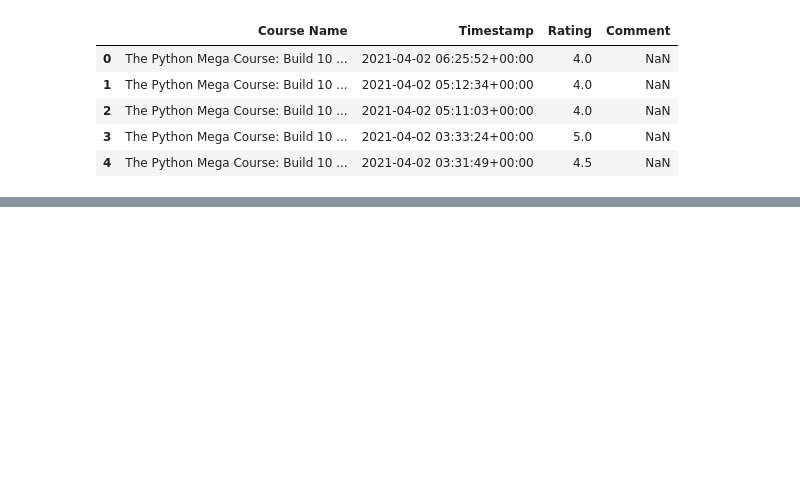
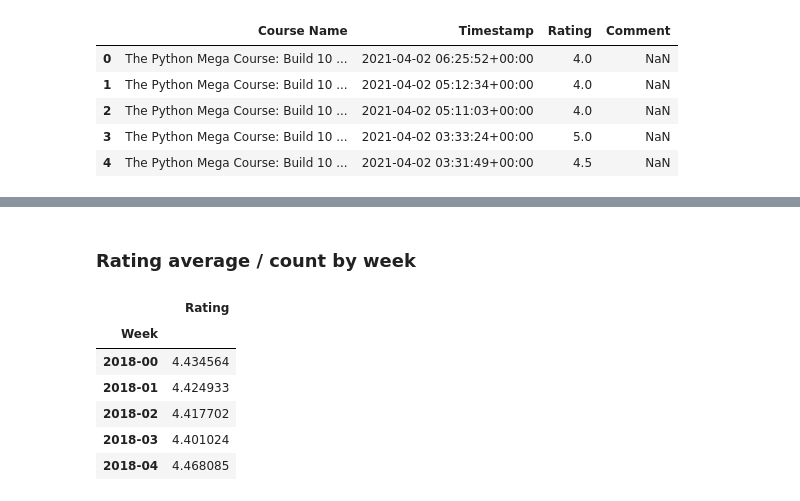
Before and after one commit to wesAlves/03---data-analysis-with-pandas-and-matpotlib, a Jupyter notebook: Untitled.ipynb, the cells around one changed output, grey strips where cells are left out. Cells and saved outputs as stored; diff of their text form; code cells hidden in the pictures; blank space fills up the shorter version.

```diff
--- a/Untitled.ipynb
+++ b/Untitled.ipynb
@@ -28,0 +30,16 @@ day_average.head()
+# %% [markdown]
+### Rating average / count by week
+# %%
+# data['Week'] = data['Timestamp'].dt.isocalendar().week #This one works well but we don't know which week we are taking
+data['Week'] = data['Timestamp'].dt.strftime('%Y-%U')
+
+week_average = data.groupby(['Week']).mean()
+week_average.head()
+# %% [output]
+|  | Rating |
+| Week |  |
+| 2018-00 | 4.434564 |
+| 2018-01 | 4.424933 |
+| 2018-02 | 4.417702 |
+| 2018-03 | 4.401024 |
+| 2018-04 | 4.468085 |
```
Also changed, not shown: parts of 5 cells of this notebook.
